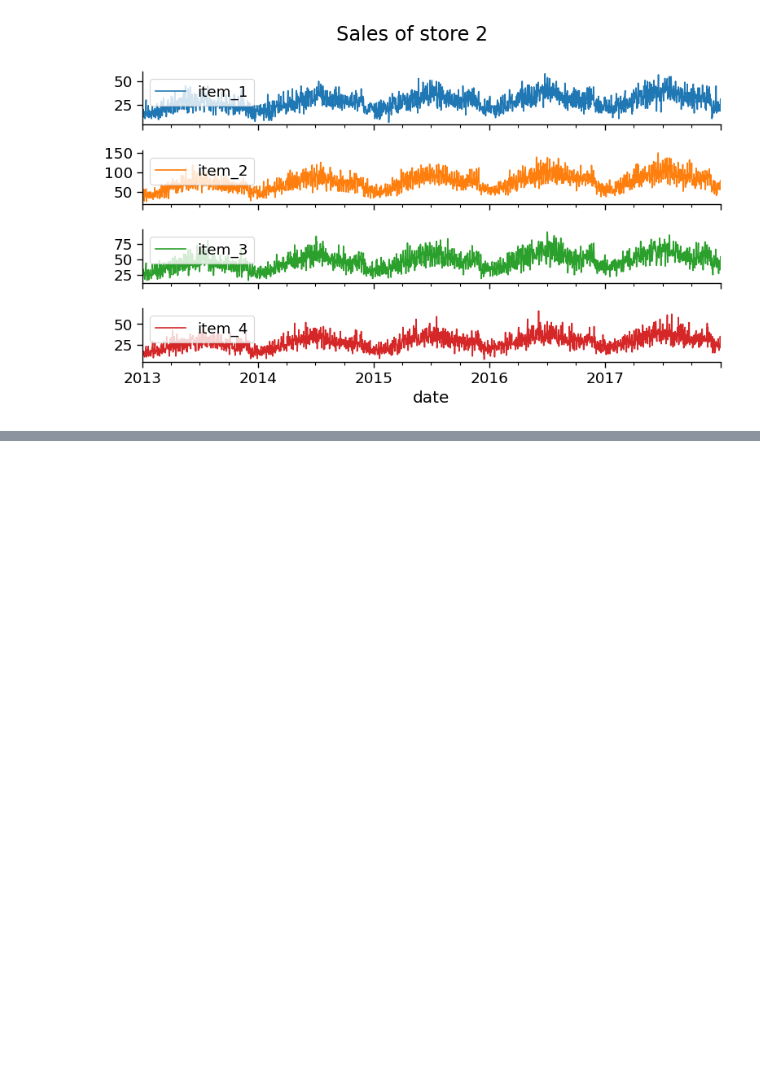
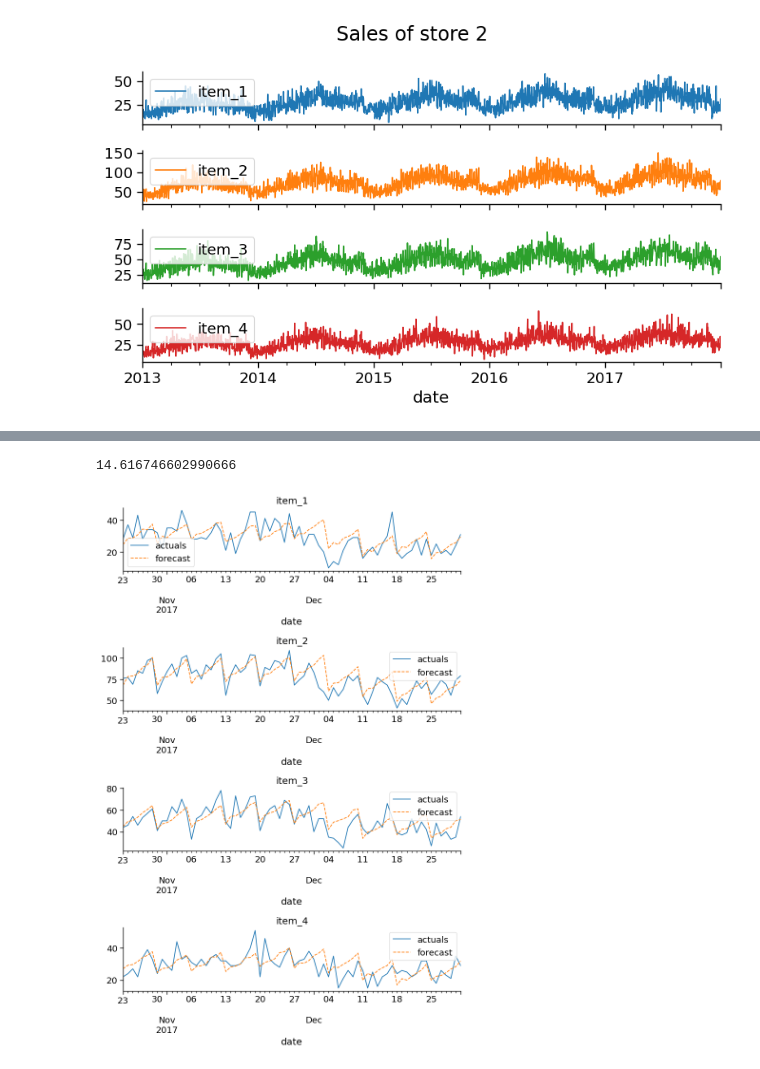
Before and after one commit to razielar/forecasting_with_ML, a Jupyter notebook: 04_backtesting/04_backtesting_with_intermittent_refit.ipynb, the cells around one changed output, grey strips where cells are left out. Drawn from its saved outputs; the diff is of its cells as text; code cells hidden in the pictures; blank space fills up the shorter version.

```diff
--- a/04_backtesting/04_backtesting_with_intermittent_refit.ipynb
+++ b/04_backtesting/04_backtesting_with_intermittent_refit.ipynb
@@ -291,0 +390,30 @@ data["day_of_week"] = data.index.weekday
+# %%
+mape_error = custom_metric(
+    y_true=data[target_cols].loc[predictions.index],
+    y_pred=predictions,
+)
+
+mape_error
+# %% [output]
+14.616746602990666
+# %%
+# Plot predictions
+num_timeseries = 4
+fig, axs = plt.subplots(nrows=num_timeseries, figsize=(8, 3*num_timeseries))
+for i in range(4):
+    timeseries = data.columns[i]
+    data.iloc[-len(predictions):, i].plot(
+        legend=True,
+        label="actuals",
+        ax=axs[i],
+    )
+    predictions.iloc[:, i].plot(
+        legend=True,
+        label="forecast",
+        linestyle="--",
+        ax=axs[i],
+    )
+    axs[i].set_title(f"{timeseries}")
+    fig.tight_layout();
+# %% [output]
+[figure, added]
```
Also changed, not shown: parts of 5 cells of this notebook, 1 other file.
